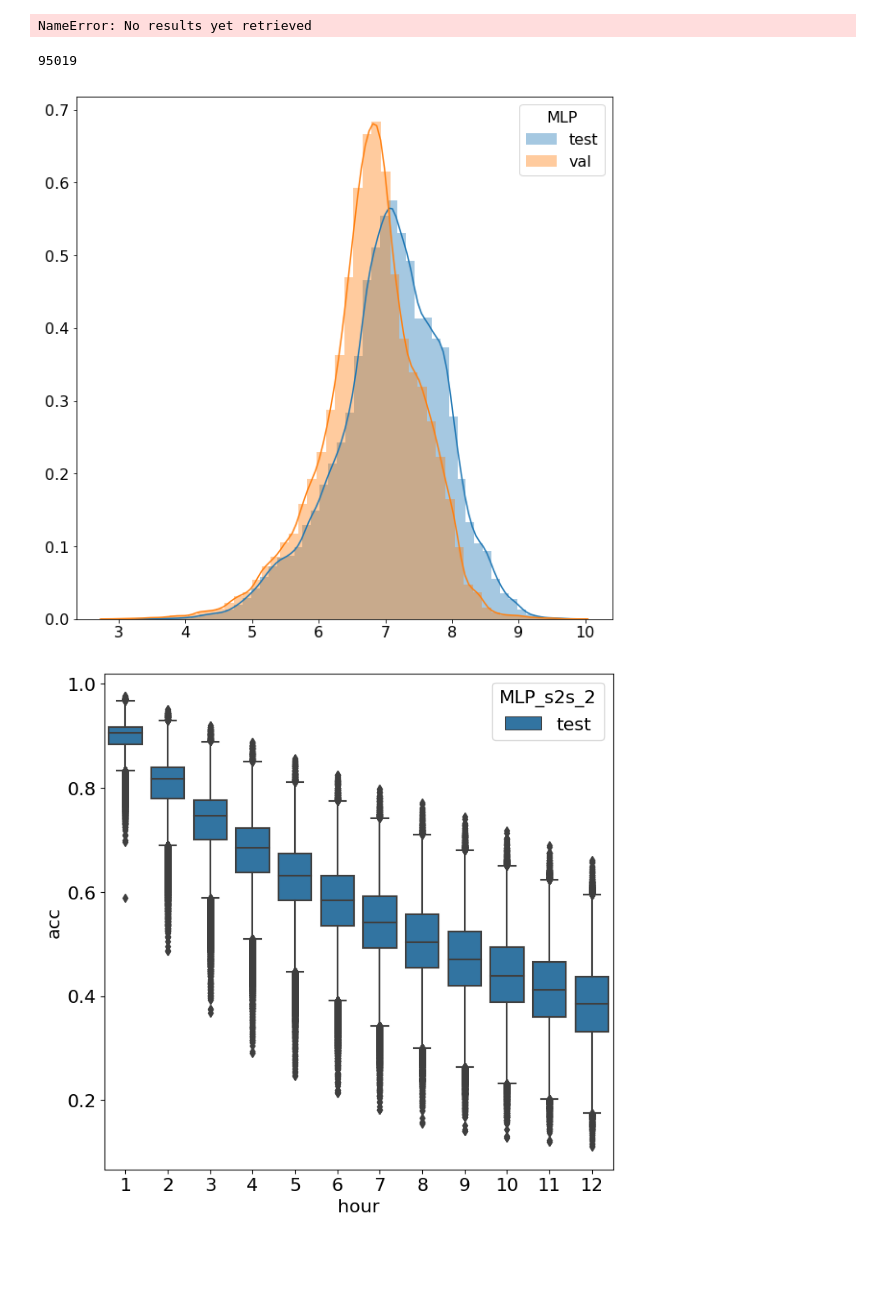
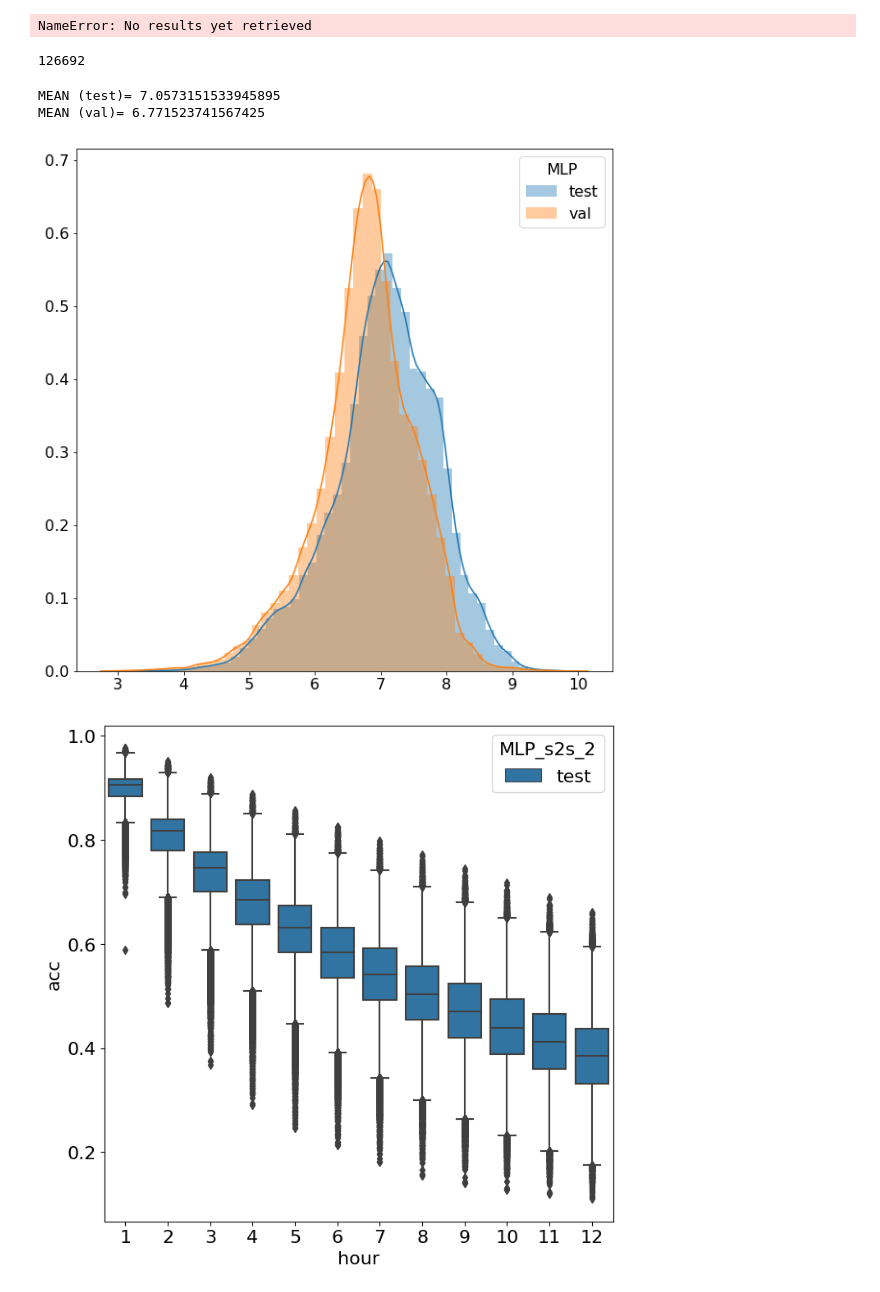
Before and after one commit to bejar/Wind, a Jupyter notebook: Notebooks/0EnergiesStatisticsFullExpIndividual.ipynb, the cells around one changed output. Saved outputs shown, nothing was run; the diff lists cells and outputs as text; code cells hidden in the pictures; blank space fills up the shorter version.

```diff
--- a/Notebooks/0EnergiesStatisticsFullExpIndividual.ipynb
+++ b/Notebooks/0EnergiesStatisticsFullExpIndividual.ipynb
@@ -72,13 +73,15 @@ results.plot_map(mapbox=False,dset=('test'),figsize=(1200,800))
 # %% [output]
 NameError: No results yet retrieved
 # %%
-results.sample(0.75)
+results.sample(1)
 results.selected_size()
 
 results.plot_distplot(seaborn=True, notebook=True, summary='sum',dset=('test', 'val'), figsize=(10,10),font=16, title='MLP')
 # %% [output]
-95019
+126692
+MEAN (test)= 7.0573151533945895
+MEAN (val)= 6.771523741567425
-[figure, old version]
+[figure, new version]
 # %%
 results.plot_hours_boxplot(dset=('test'),figsize=(8,8))
 # %% [output]
```
Also changed, not shown: parts of 17 cells of this notebook, 6 other files.
